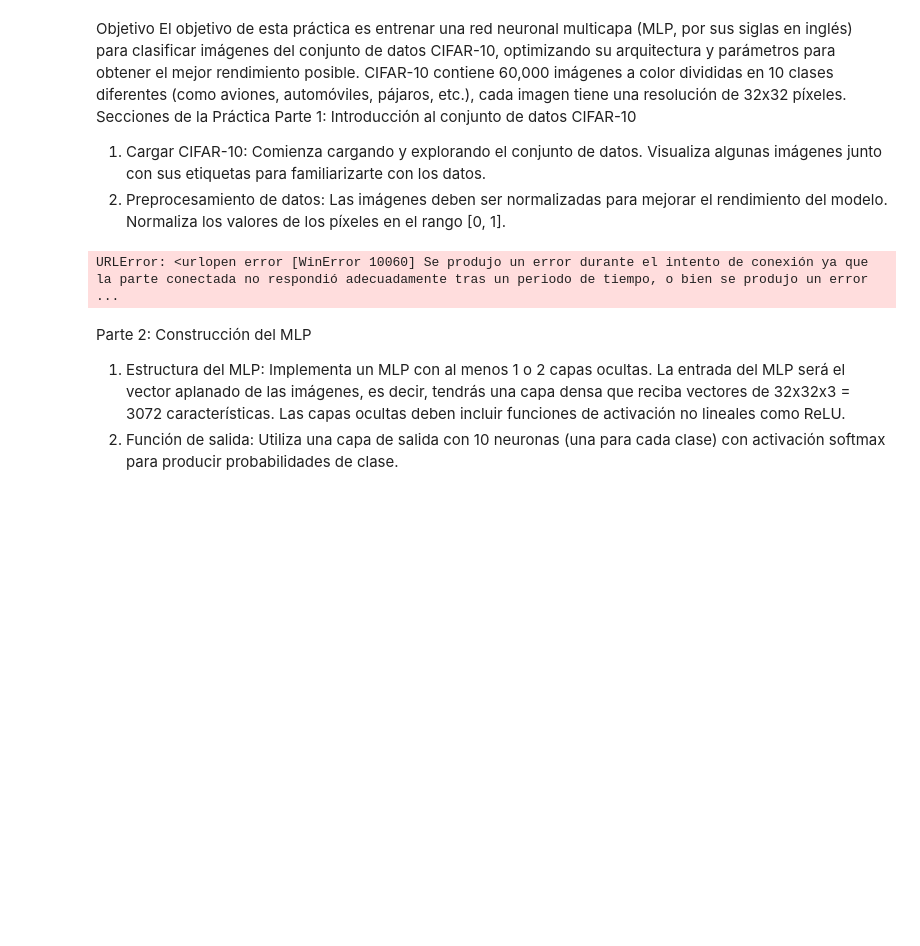
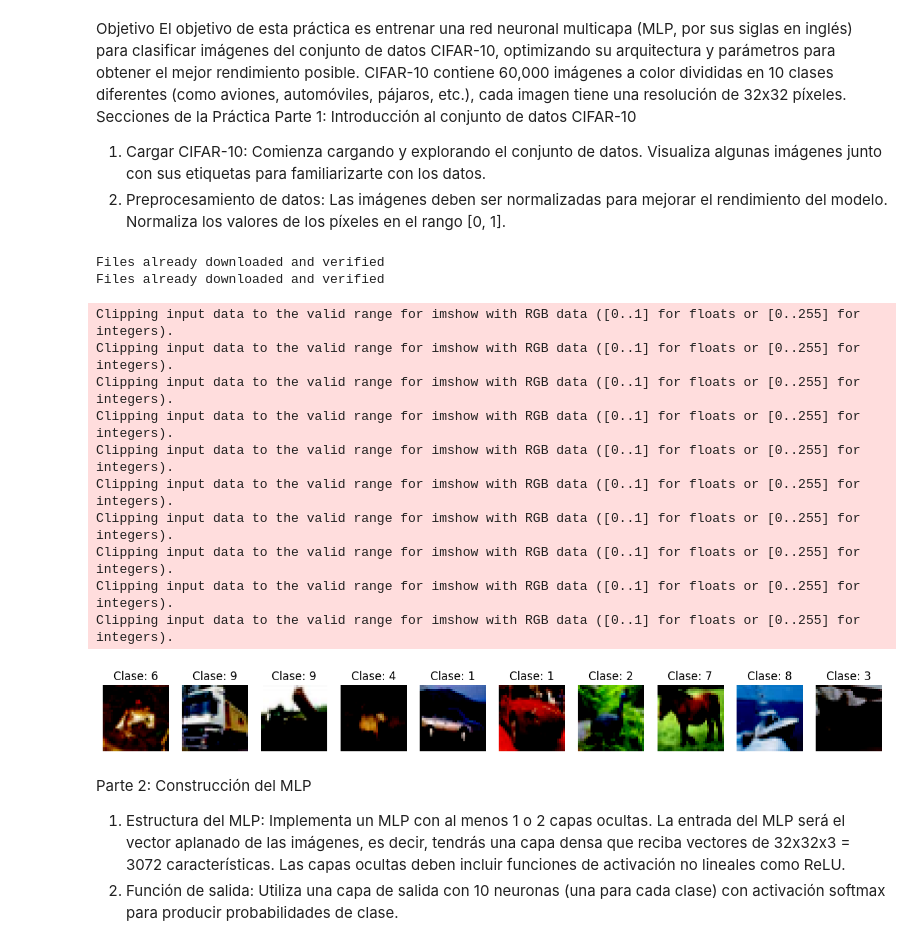
Before and after one commit to FosterTooth1/Redes-Neuronales, a Jupyter notebook: Clasificacion_CIFAR.ipynb, the cells around one changed output. Drawn from its saved outputs; the diff is of its cells as text; code cells hidden in the pictures; blank space fills up the shorter version.

```diff
--- a/Clasificacion_CIFAR.ipynb
+++ b/Clasificacion_CIFAR.ipynb
@@ -28,19 +28,30 @@ from torch.utils.data import DataLoader
 from sklearn.metrics import accuracy_score
 # %%
 # Definir transformaciones: convertir imágenes a tensores y normalizar
-transformacion = transforms.Compose([transforms.ToTensor()])
+transformacion = transforms.Compose([transforms.ToTensor(), transforms.Normalize((0.5, 0.5, 0.5), (0.5, 0.5, 0.5))])
 
-# Cargar el conjunto de datos CIFAR-10
 datos_entrenamiento = datasets.CIFAR10(root='./data', train=True, download=True, transform=transformacion)
 datos_prueba = datasets.CIFAR10(root='./data', train=False, download=True, transform=transformacion)
 
 # Visualizar algunas imágenes con sus etiquetas
-fig, axes = plt.subplots(1, 5, figsize=(15, 3))
-for i in range(5):
+fig, axes = plt.subplots(1, 10, figsize=(15, 3))
+for i in range(10):
     imagen, etiqueta = datos_entrenamiento[i]
     axes[i].imshow(imagen.permute(1, 2, 0))
     axes[i].set_title(f'Clase: {etiqueta}')
     axes[i].axis('off')
 plt.show()
 # %% [output]
-URLError: <urlopen error [WinError 10060] Se produjo un error durante el intento de conexión ya que la parte conectada no respondió adecuadamente tras un periodo de tiempo, o bien se produjo un error  ...
+Files already downloaded and verified
+Files already downloaded and verified
+Clipping input data to the valid range for imshow with RGB data ([0..1] for floats or [0..255] for integers).
+Clipping input data to the valid range for imshow with RGB data ([0..1] for floats or [0..255] for integers).
+Clipping input data to the valid range for imshow with RGB data ([0..1] for floats or [0..255] for integers).
+Clipping input data to the valid range for imshow with RGB data ([0..1] for floats or [0..255] for integers).
+Clipping input data to the valid range for imshow with RGB data ([0..1] for floats or [0..255] for integers).
+Clipping input data to the valid range for imshow with RGB data ([0..1] for floats or [0..255] for integers).
+Clipping input data to the valid range for imshow with RGB data ([0..1] for floats or [0..255] for integers).
+Clipping input data to the valid range for imshow with RGB data ([0..1] for floats or [0..255] for integers).
+Clipping input data to the valid range for imshow with RGB data ([0..1] for floats or [0..255] for integers).
+Clipping input data to the valid range for imshow with RGB data ([0..1] for floats or [0..255] for integers).
+[figure, added]
```
Also changed, not shown: parts of 4 cells of this notebook, 4 other files.
